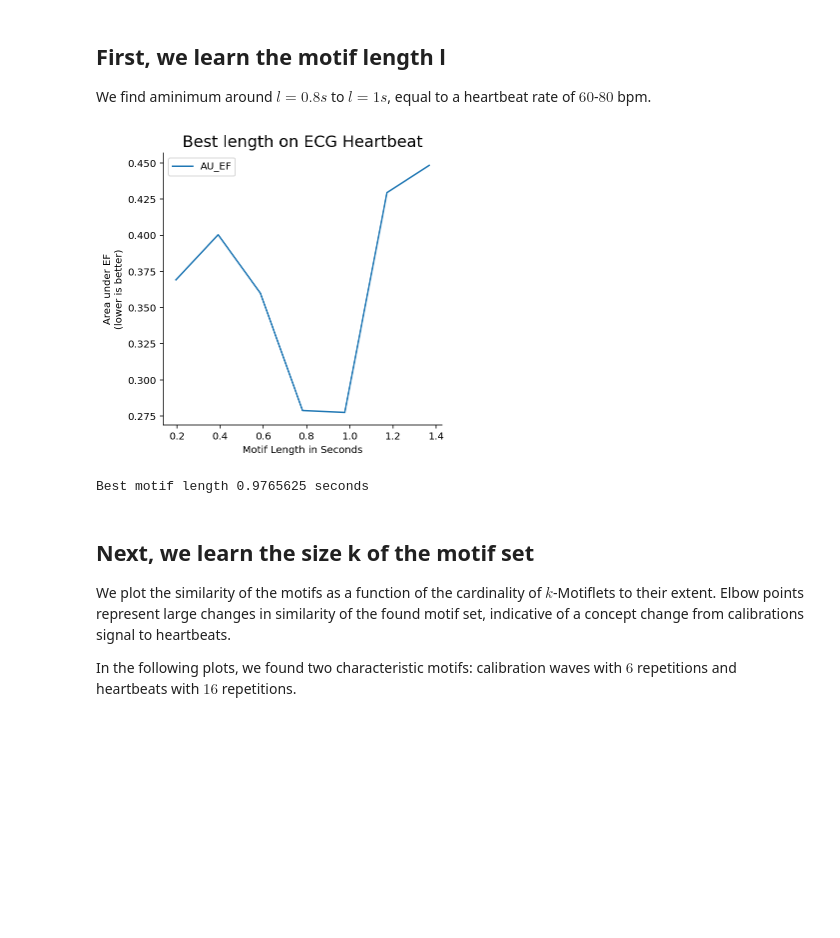
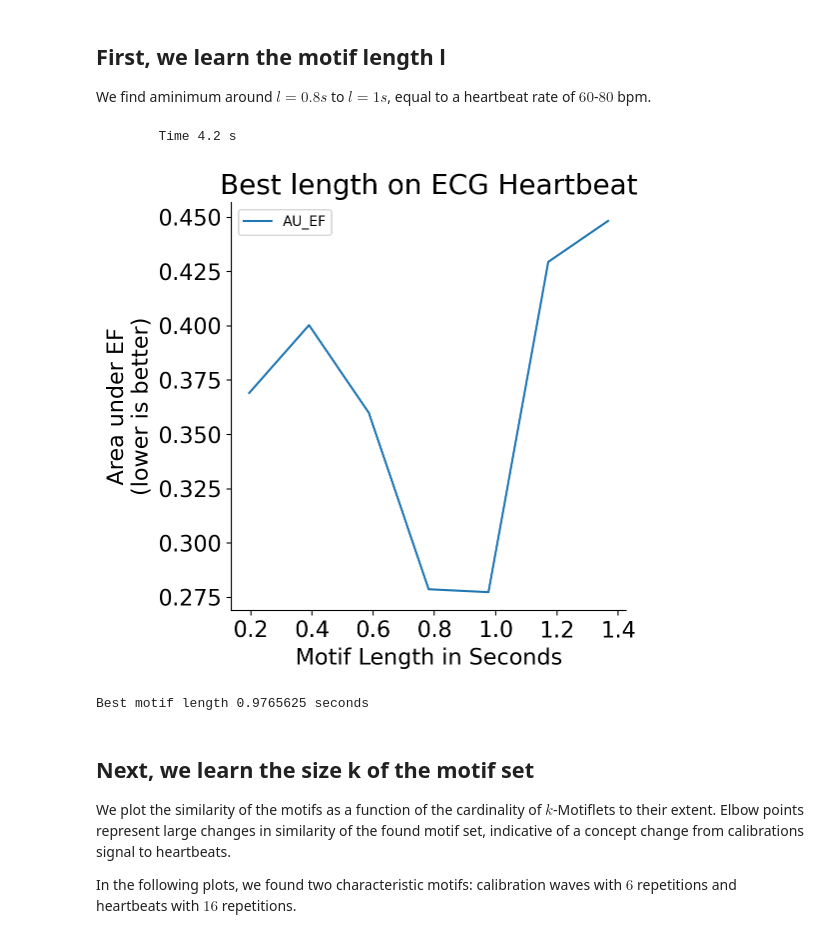
Before and after one commit to patrickzib/motiflets, a Jupyter notebook: notebooks/use_cases_motif_sets_ecg.ipynb, the cells around one changed output. Saved outputs shown, nothing was run; the diff lists cells and outputs as text; code cells hidden in the pictures; blank space fills up the shorter version.

```diff
--- a/notebooks/use_cases_motif_sets_ecg.ipynb
+++ b/notebooks/use_cases_motif_sets_ecg.ipynb
@@ -56,13 +60,16 @@ We find aminimum around $l=0.8s$ to $l=1s$, equal to a heartbeat rate of $60$-$8
 # %%
 length_range = np.arange(25,200,25)
 motif_length = plot_motif_length_selection(
-    ks, series, file,
-    motif_length_range=length_range, ds_name=ds_name)
+    ks,
+    series,
+    motif_length_range=length_range,
+    ds_name=ds_name)
 
 print ("Best motif length", series.index[motif_length], "seconds")
 # %% [output]
+        Time 4.2 s
-[figure, old version]
+[figure, new version]
-Best motif length 0.9765625 seconds
+Best motif length 0.9765625 seconds
 # %% [markdown]
 ## Next, we learn the size k of the motif set
 
```
Also changed, not shown: parts of 8 cells of this notebook, 12 other files.
